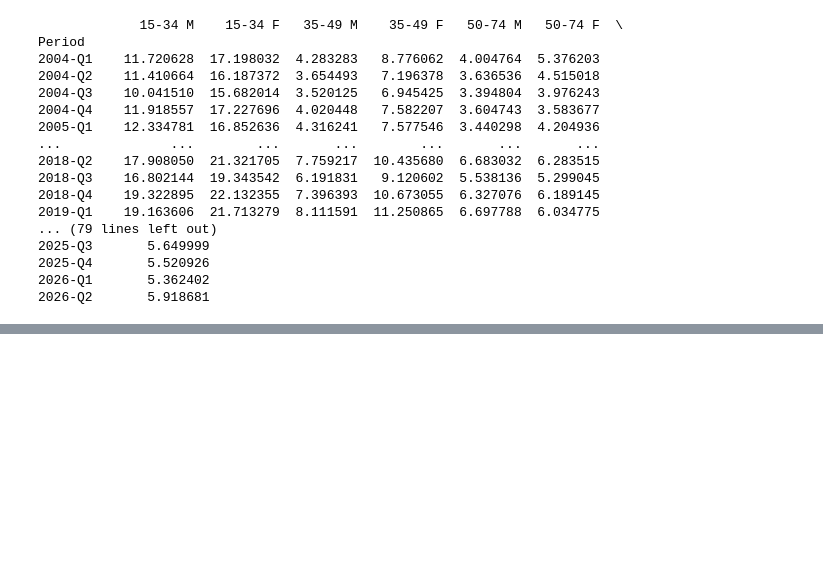
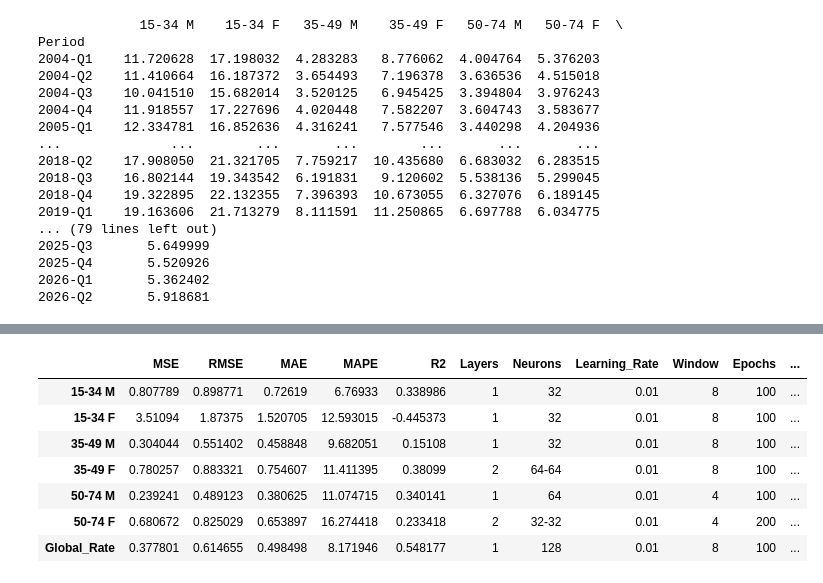
Before and after one commit to elkasegura/HYBRID_SARIMA, a Jupyter notebook: 3_LSTM.ipynb, the cells around one changed output, grey strips where cells are left out. Cells and saved outputs as stored; diff of their text form; code cells hidden in the pictures; blank space fills up the shorter version.

```diff
--- a/3_LSTM.ipynb
+++ b/3_LSTM.ipynb
@@ -257,0 +292,71 @@ Global_Rate (ok)
+# %%
+
+torch.manual_seed(42)
+np.random.seed(42)
+device=torch.device("cuda" if torch.cuda.is_available() else "cpu")
+
+
+lstm_best_params={
+    "15-34 M":{"neurons":(32,),"lr":0.01,"window":8,"epochs":100,"batch_size":16,"dropout":0.3},
+    "15-34 F":{"neurons":(32,),"lr":0.01,"window":8,"epochs":100,"batch_size":16,"dropout":0.3},
+    "35-49 M":{"neurons":(32,),"lr":0.01,"window":8,"epochs":100,"batch_size":16,"dropout":0.3},
+    "35-49 F":{"neurons":(64,64),"lr":0.01,"window":8,"epochs":100,"batch_size":16,"dropout":0.3},
+    "50-74 M":{"neurons":(64,),"lr":0.01,"window":4,"epochs":100,"batch_size":16,"dropout":0.5},
+    "50-74 F":{"neurons":(32,32),"lr":0.01,"window":4,"epochs":200,"batch_size":16,"dropout":0.1},
+    "Global_Rate":{"neurons":(128,),"lr":0.01,"window":8,"epochs":100,"batch_size":16,"dropout":0.5}
+}
+
+lstm_results={}
+lstm_predictions={}
+
+for col,params in lstm_best_params.items():
+    torch.manual_seed(42)
+    if torch.cuda.is_available():
+        torch.cuda.manual_seed_all(42)
+    y_train_val=pd.concat([train[col],val[col]]).dropna().to_numpy(dtype=np.float32)
+    y_test=test[col].dropna().to_numpy(dtype=np.float32)
+    scaler=MinMaxScaler()
+    train_val_scaled=scaler.fit_transform(y_train_val.reshape(-1,1)).flatten()
+    window=params["window"]
+    X_train,Y_train=create_sequences(train_val_scaled,window,window,len(y_train_val))
+    loader=DataLoader(TensorDataset(torch.tensor(X_train),torch.tensor(Y_train)),batch_size=params["batch_size"],shuffle=False)
+    model=VanillaLSTM(params["neurons"],params["dropout"]).to(device)
+    optimizer=torch.optim.Adam(model.parameters(),lr=params["lr"])
+    criterion=nn.MSELoss()
+    for epoch in range(params["epochs"]):
+        model.train()
+        for xb,yb in loader:
+            xb,yb=xb.to(device),yb.to(device)
+            optimizer.zero_grad()
+            loss=criterion(model(xb),yb)
+            loss.backward()
+            optimizer.step()
+    model.eval()
+    test_scaled=scaler.transform(y_test.reshape(-1,1)).flatten()
+    data_test=np.concatenate([train_val_scaled,test_scaled])
+    X_test,Y_test=create_sequences(data_test,window,len(y_train_val),len(data_test))
+    with torch.no_grad():
+        pred_scaled=model(torch.tensor(X_test,dtype=torch.float32).to(device)).cpu().numpy()
+    pred=scaler.inverse_transform(pred_scaled).flatten()
+    lstm_predictions[col]=pred
+    real=y_test
+    mse=mean_squared_error(real,pred)
+    rmse=np.sqrt(mse)
+    mae=mean_absolute_error(real,pred)
+    mask=real!=0
+    mape=np.mean(np.abs((real[mask]-pred[mask])/real[mask]))*100 if mask.any() else np.nan
+    r2=r2_score(real,pred) if len(real)>1 else np.nan
+    lstm_results[col]={
+        "MSE":mse,"RMSE":rmse,"MAE":mae,"MAPE":mape,"R2":r2,
+        "Layers":len(params["neurons"]),"Neurons":"-".join(map(str,params["neurons"])),
+        "Learning_Rate":params["lr"],"Window":window,"Epochs":params["epochs"],
+        "Batch_Size":params["batch_size"],"Dropout":params["dropout"]
+    }
+    print(f"{col} (ok)")
+
+lstm_results_df=pd.DataFrame(lstm_results).T.round(4)
+BASE=Path(BASE) if "BASE" in globals() else Path(".")
+(BASE/"results"/"LSTM").mkdir(parents=True,exist_ok=True)
+lstm_results_df.to_csv(BASE/"results"/"LSTM"/"lstm_results.csv",index=True)
+display(lstm_results_df)
+# %% [output]
@@ -257,0 +370,8 @@ Global_Rate (ok)
+|  | MSE | RMSE | MAE | MAPE | R2 | Layers | Neurons | Learning_Rate | Window | Epochs | ... |
+| 15-34 M | 0.807789 | 0.898771 | 0.72619 | 6.76933 | 0.338986 | 1 | 32 | 0.01 | 8 | 100 | ... |
+| 15-34 F | 3.51094 | 1.87375 | 1.520705 | 12.593015 | -0.445373 | 1 | 32 | 0.01 | 8 | 100 | ... |
+| 35-49 M | 0.304044 | 0.551402 | 0.458848 | 9.682051 | 0.15108 | 1 | 32 | 0.01 | 8 | 100 | ... |
+| 35-49 F | 0.780257 | 0.883321 | 0.754607 | 11.411395 | 0.38099 | 2 | 64-64 | 0.01 | 8 | 100 | ... |
+| 50-74 M | 0.239241 | 0.489123 | 0.380625 | 11.074715 | 0.340141 | 1 | 64 | 0.01 | 4 | 100 | ... |
+| 50-74 F | 0.680672 | 0.825029 | 0.653897 | 16.274418 | 0.233418 | 2 | 32-32 | 0.01 | 4 | 200 | ... |
+| Global_Rate | 0.377801 | 0.614655 | 0.498498 | 8.171946 | 0.548177 | 1 | 128 | 0.01 | 8 | 100 | ... |
```
Also changed, not shown: parts of 7 cells of this notebook, 8 other files.
